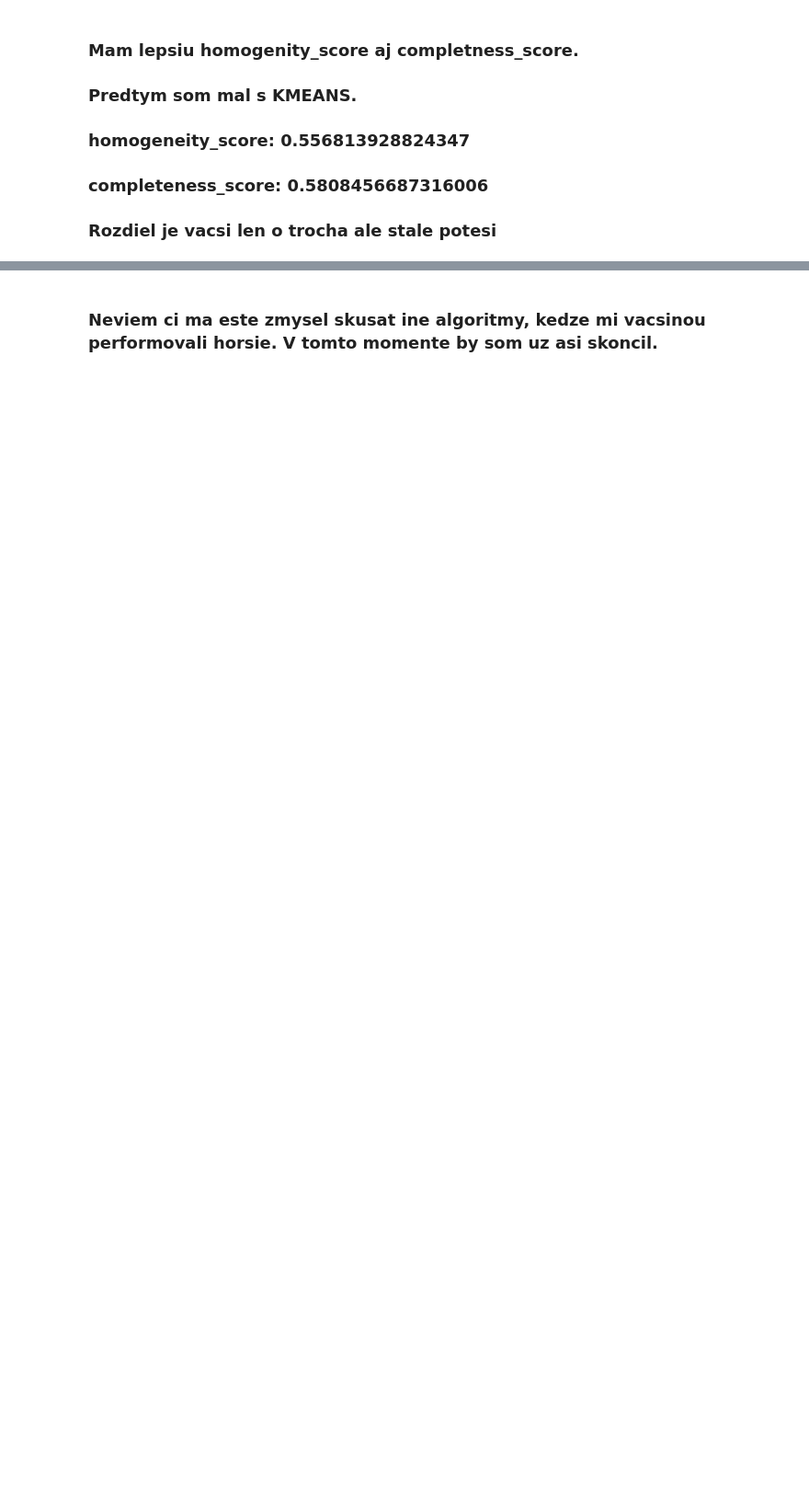
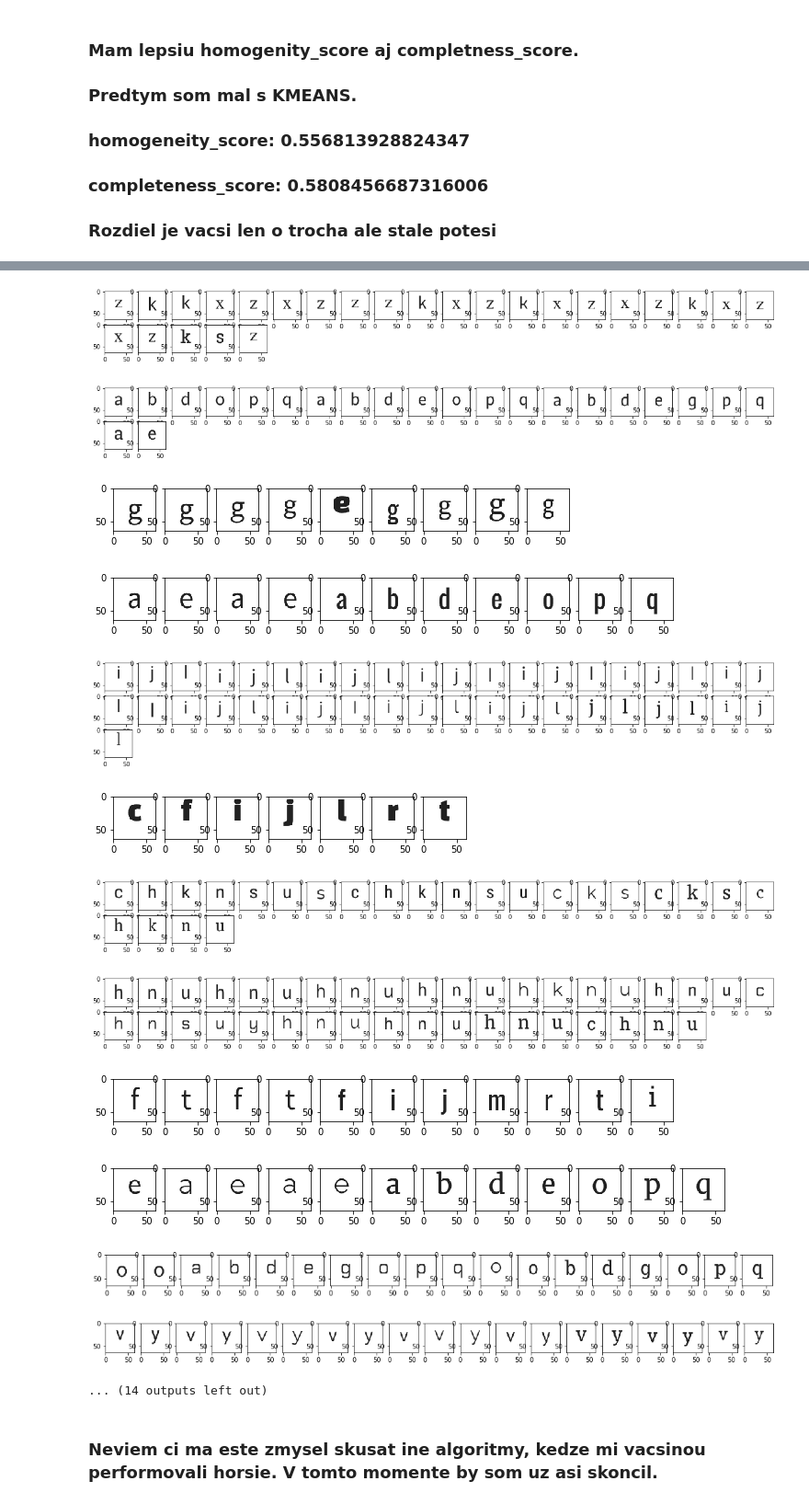
Before and after one commit to SimonSebechlebsky/vos2-clustering, a Jupyter notebook: image-clustering.ipynb, the cells around one changed output, grey strips where cells are left out. Shown at 92% size. Cells and saved outputs as stored; diff of their text form; code cells hidden in the pictures; blank space fills up the shorter version.

```diff
--- a/image-clustering.ipynb
+++ b/image-clustering.ipynb
@@ -1046,3 +1035,20 @@ completeness_score: 0.6121209293440188
+# %%
+for i in range(26):
+    print_cluster(i)
+# %% [output]
+[figure, added]
+[figure, added]
+[figure, added]
+[figure, added]
+[figure, added]
+[figure, added]
+[figure, added]
+[figure, added]
+[figure, added]
+[figure, added]
+[figure, added]
+[figure, added]
+... (14 outputs left out)
 # %% [markdown]
 ### Neviem ci ma este zmysel skusat ine algoritmy, kedze mi vacsinou performovali horsie. V tomto momente by som uz asi skoncil.
 # %% [markdown]
```
Also changed, not shown: parts of 7 cells of this notebook.
